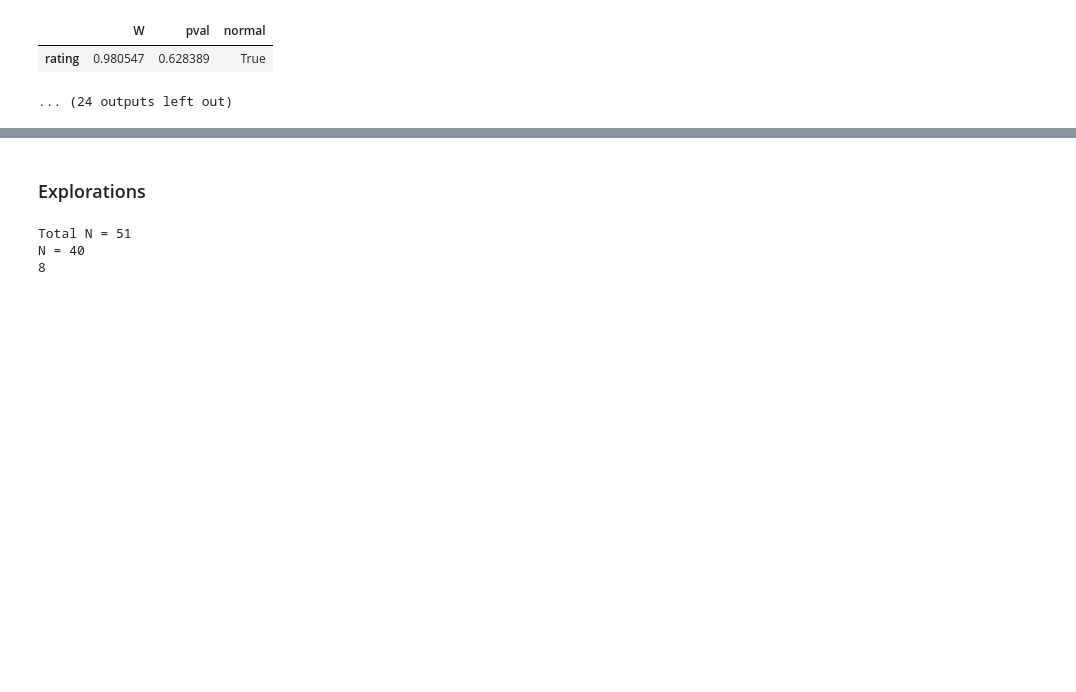
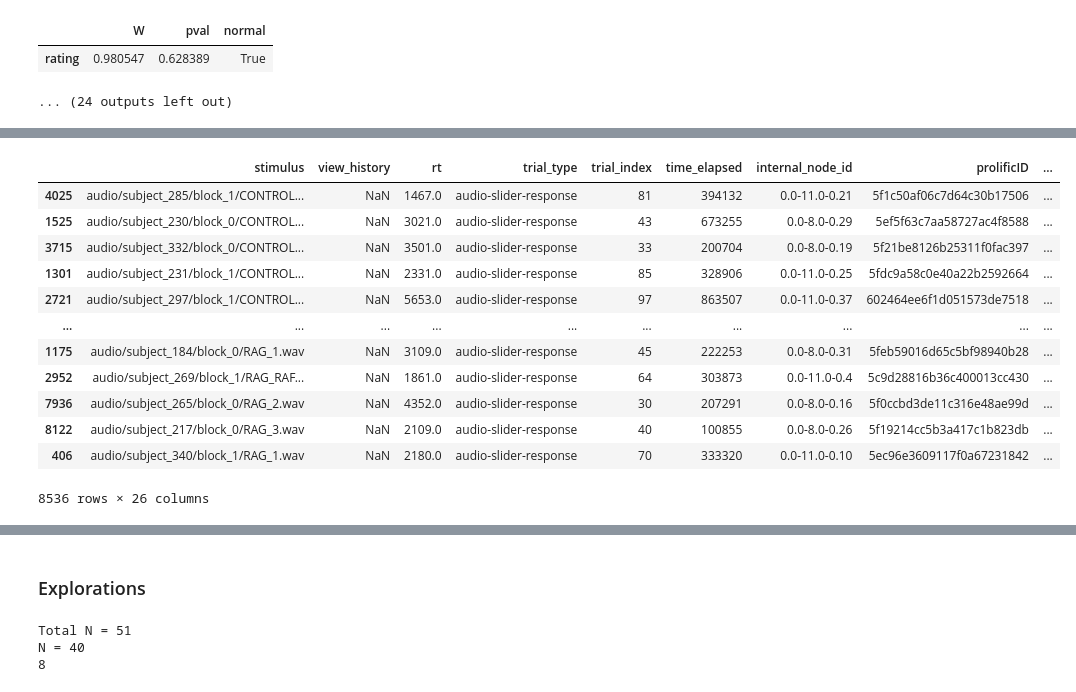
Before and after one commit to maxsolomonhenry/amp_mod, a Jupyter notebook: data/experimental_data_analysis.ipynb, the cells around one changed output, grey strips where cells are left out. Cells and saved outputs as stored; diff of their text form; code cells hidden in the pictures; blank space fills up the shorter version.

```diff
--- a/data/experimental_data_analysis.ipynb
+++ b/data/experimental_data_analysis.ipynb
@@ -286,0 +408,19 @@ Condition: RAG
+# %%
+feature = 'spectral_crest_iqr'
+
+tmp = df.sort_values(by=[feature])
+display(tmp)
+# %% [output]
+|  | stimulus | view_history | rt | trial_type | trial_index | time_elapsed | internal_node_id | prolificID | ... |
+| 4025 | audio/subject_285/block_1/CONTROL... | NaN | 1467.0 | audio-slider-response | 81 | 394132 | 0.0-11.0-0.21 | 5f1c50af06c7d64c30b17506 | ... |
+| 1525 | audio/subject_230/block_0/CONTROL... | NaN | 3021.0 | audio-slider-response | 43 | 673255 | 0.0-8.0-0.29 | 5ef5f63c7aa58727ac4f8588 | ... |
+| 3715 | audio/subject_332/block_0/CONTROL... | NaN | 3501.0 | audio-slider-response | 33 | 200704 | 0.0-8.0-0.19 | 5f21be8126b25311f0fac397 | ... |
+| 1301 | audio/subject_231/block_1/CONTROL... | NaN | 2331.0 | audio-slider-response | 85 | 328906 | 0.0-11.0-0.25 | 5fdc9a58c0e40a22b2592664 | ... |
+| 2721 | audio/subject_297/block_1/CONTROL... | NaN | 5653.0 | audio-slider-response | 97 | 863507 | 0.0-11.0-0.37 | 602464ee6f1d051573de7518 | ... |
+| ... | ... | ... | ... | ... | ... | ... | ... | ... | ... |
+| 1175 | audio/subject_184/block_0/RAG_1.wav | NaN | 3109.0 | audio-slider-response | 45 | 222253 | 0.0-8.0-0.31 | 5feb59016d65c5bf98940b28 | ... |
+| 2952 | audio/subject_269/block_1/RAG_RAF... | NaN | 1861.0 | audio-slider-response | 64 | 303873 | 0.0-11.0-0.4 | 5c9d28816b36c400013cc430 | ... |
+| 7936 | audio/subject_265/block_0/RAG_2.wav | NaN | 4352.0 | audio-slider-response | 30 | 207291 | 0.0-8.0-0.16 | 5f0ccbd3de11c316e48ae99d | ... |
+| 8122 | audio/subject_217/block_0/RAG_3.wav | NaN | 2109.0 | audio-slider-response | 40 | 100855 | 0.0-8.0-0.26 | 5f19214cc5b3a417c1b823db | ... |
+| 406 | audio/subject_340/block_1/RAG_1.wav | NaN | 2180.0 | audio-slider-response | 70 | 333320 | 0.0-11.0-0.10 | 5ec96e3609117f0a67231842 | ... |
+8536 rows × 26 columns
```
Also changed, not shown: parts of 9 cells of this notebook, 4 other files.
